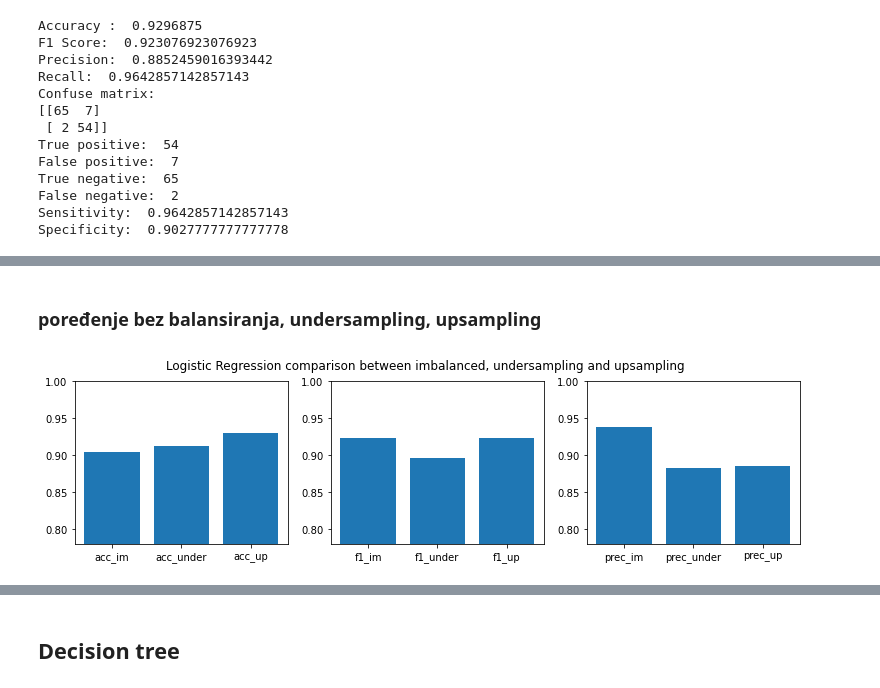
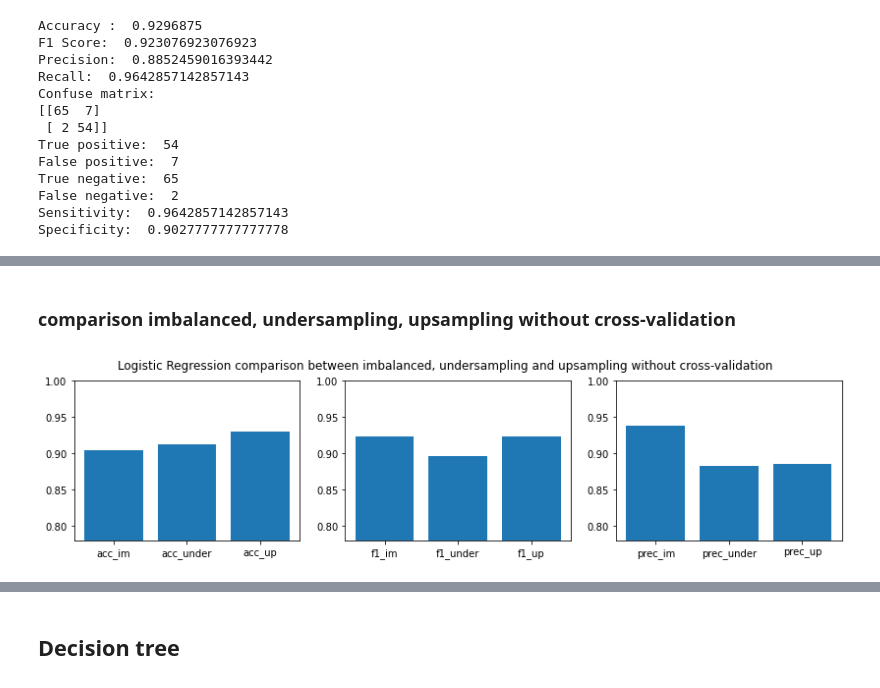
Before and after one commit to MilicaTrifunovic/MachineLearning, a Jupyter notebook: Project 1/Classification.ipynb, the cells around one changed output, grey strips where cells are left out. Cells and saved outputs as stored; diff of their text form; code cells hidden in the pictures.

```diff
--- a/Project 1/Classification.ipynb
+++ b/Project 1/Classification.ipynb
@@ -262,12 +279,7 @@ def eval_model(y_true_, y_pred_):
     precision = precision_score(y_true_, y_pred_)
     recall = recall_score(y_true_, y_pred_)
     conf_matrix = confusion_matrix(y_true=y_true_, y_pred=y_pred_)
-
-    TP = conf_matrix[1,1]
-    TN = conf_matrix[0,0]
-    FP = conf_matrix[0,1]
-    FN = conf_matrix[1,0]
-
+    TN, FP, FN, TP = conf_matrix.ravel()
     sensitivity = TP / (TP + FN)
     specificity = TN / (TN + FP)
 
@@ -284,4 +296,4 @@ def eval_model(y_true_, y_pred_):
     print("Sensitivity: ", sensitivity)
     print("Specificity: ", specificity)
 
-    return accuracy, f1, precision
+    return accuracy, f1, precision, recall
@@ -673,17 +940,17 @@ Specificity:  0.9027777777777778
 # %% [markdown]
-### poređenje bez balansiranja, undersampling, upsampling
+### comparison imbalanced, undersampling, upsampling without cross-validation
 # %%
-plt.figure(figsize=(13, 3))
+plt.figure(figsize=(14, 3))
 plt.subplot(131)
 plt.ylim(0.78, 1.00)
 plt.bar(['acc_im', 'acc_under', 'acc_up'], [lr_eval_imbalanced[0], lr_eval_undersampled[0], lr_eval_upsampled[0]])
 plt.subplot(132)
 plt.ylim(0.78, 1.00)
 plt.bar(['f1_im', 'f1_under','f1_up'], [lr_eval_imbalanced[1], lr_eval_undersampled[1], lr_eval_upsampled[1]])
 plt.subplot(133)
 plt.ylim(0.78, 1.00)
 plt.bar(['prec_im', 'prec_under', 'prec_up'], [lr_eval_imbalanced[2], lr_eval_undersampled[2], lr_eval_upsampled[2]])
-plt.suptitle('Logistic Regression comparison between imbalanced, undersampling and upsampling')
+plt.suptitle('Logistic Regression comparison between imbalanced, undersampling and upsampling without cross-validation')
 plt.show()
 # %% [output]
-[figure, old version]
+[figure, new version]
```
Also changed, not shown: parts of 24 cells of this notebook.
